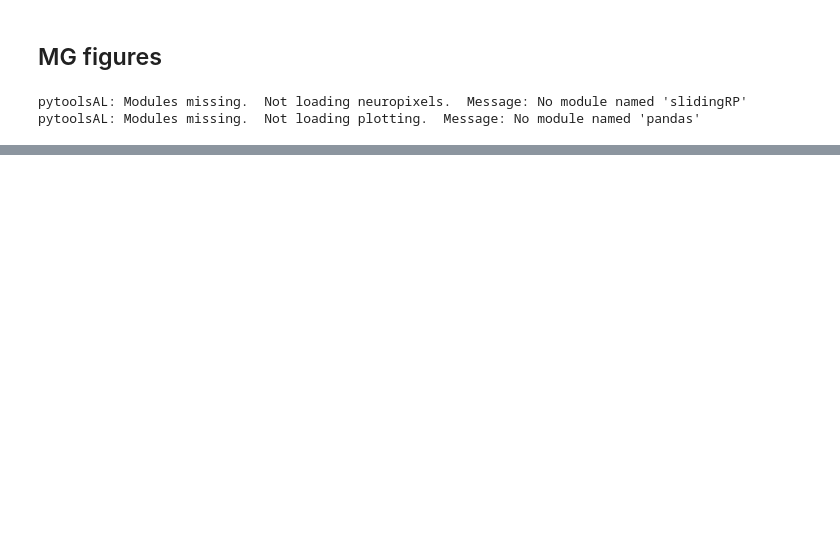
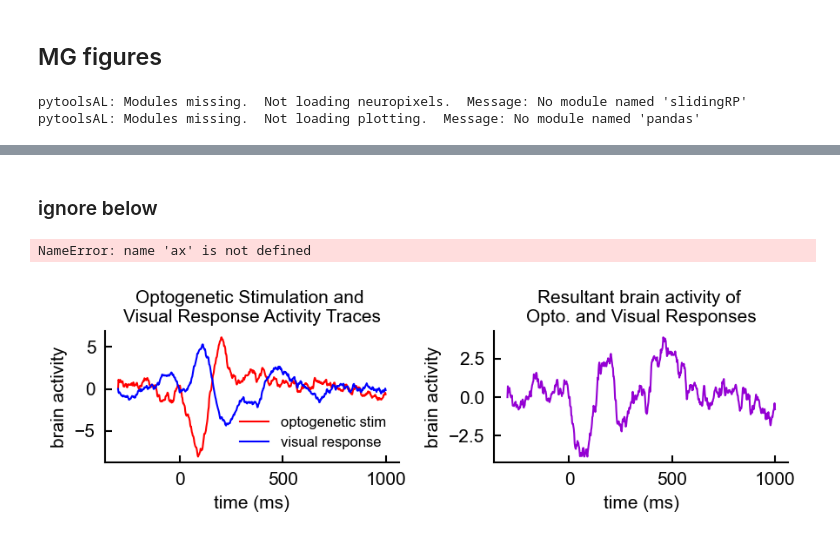
Before and after one commit to paschamatveev/wfOptoProject, a Jupyter notebook: wf + opto/mg figures.ipynb, the cells around one changed output, grey strips where cells are left out. Saved outputs shown, nothing was run; the diff lists cells and outputs as text; code cells hidden in the pictures; blank space fills up the shorter version.

```diff
--- a/wf + opto/mg figures.ipynb
+++ b/wf + opto/mg figures.ipynb
@@ -112,0 +263,26 @@ scale = np.mean(opto)/np.mean(flicker)
+# %% [markdown]
+### ignore below
+# %%
+fig, axs = plt.subplots(1,2,figsize=(6,2))
+flicker_scale = flicker*.45454545
+
+axs[0].plot(timestamps,opto,color='red')
+axs[0].set_title("Optogenetic Stimulation and \nVisual Response Activity Traces")
+axs[0].set_xlabel('time (ms)')
+axs[0].set_ylabel('brain activity')
+axs[0].plot(timestamps,flicker_scale,color='blue')
+axs[0].legend(['optogenetic stim','visual response'])
+
+axs[1].plot(timestamps,flicker_scale+opto,color='darkviolet')
+axs[1].set_title("Resultant brain activity of \nOpto. and Visual Responses")
+axs[1].set_xlabel('time (ms)')
+axs[1].set_ylabel('brain activity')
+
+## text
+plt.text(0.95, 0.05, 'Resulting brain activity of\nopto and visual responses', c='k',
+         transform=ax.transAxes, ha='right', va='bottom', fontsize='xx-small')
+
+plt.show()
+# %% [output]
+NameError: name 'ax' is not defined
+[figure, added]
```
Also changed, not shown: parts of 29 cells of this notebook.
